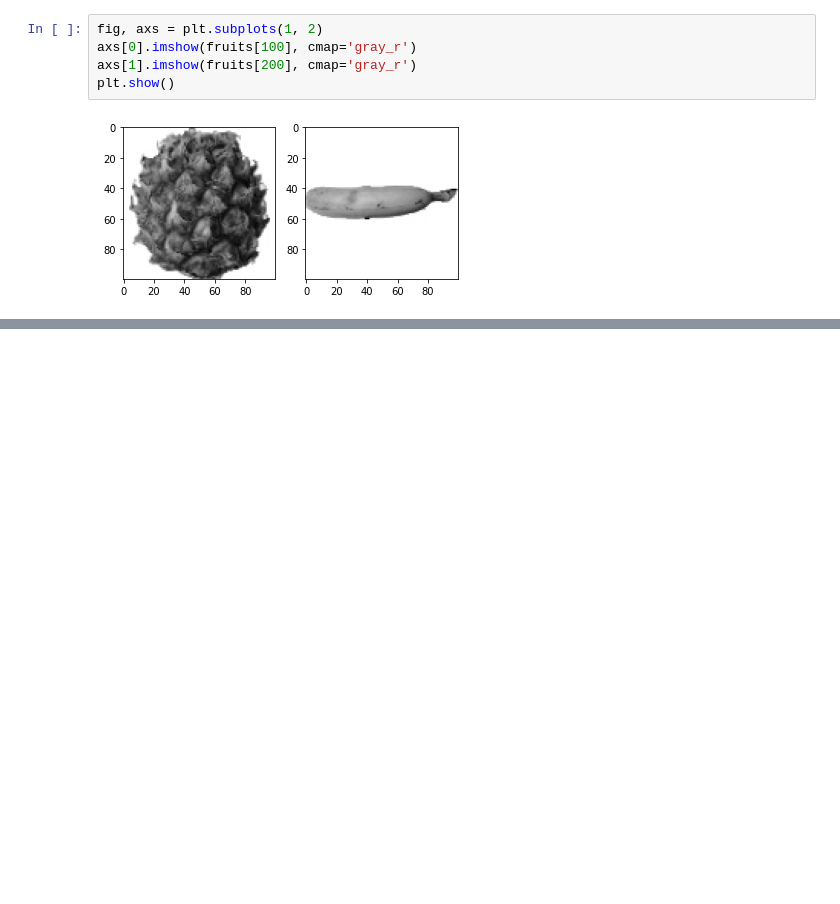
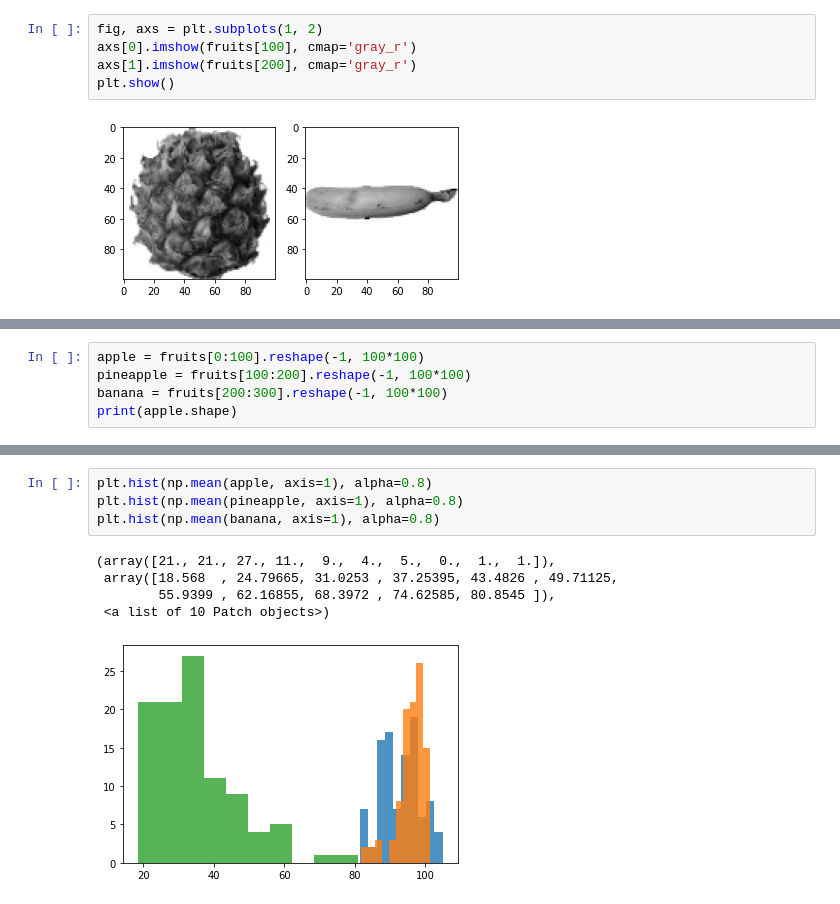
Before and after one commit to inputJun/MachineLearning-Study, a Jupyter notebook: 06_1_군집_알고리즘.ipynb, the cells around one changed output, grey strips where cells are left out. Drawn from its saved outputs; the diff is of its cells as text; blank space fills up the shorter version.

```diff
--- a/06_1_군집_알고리즘.ipynb
+++ b/06_1_군집_알고리즘.ipynb
@@ -60,0 +63,5 @@ plt.show()
+# %%
+apple = fruits[0:100].reshape(-1, 100*100)
+pineapple = fruits[100:200].reshape(-1, 100*100)
+banana = fruits[200:300].reshape(-1, 100*100)
+print(apple.shape)
@@ -60,0 +86,10 @@ plt.show()
+# %%
+plt.hist(np.mean(apple, axis=1), alpha=0.8)
+plt.hist(np.mean(pineapple, axis=1), alpha=0.8)
+plt.hist(np.mean(banana, axis=1), alpha=0.8)
+# %% [output]
+(array([21., 21., 27., 11.,  9.,  4.,  5.,  0.,  1.,  1.]),
+ array([18.568  , 24.79665, 31.0253 , 37.25395, 43.4826 , 49.71125,
+        55.9399 , 62.16855, 68.3972 , 74.62585, 80.8545 ]),
+ <a list of 10 Patch objects>)
+[figure, added]
```
Also changed, not shown: parts of 4 cells of this notebook.
